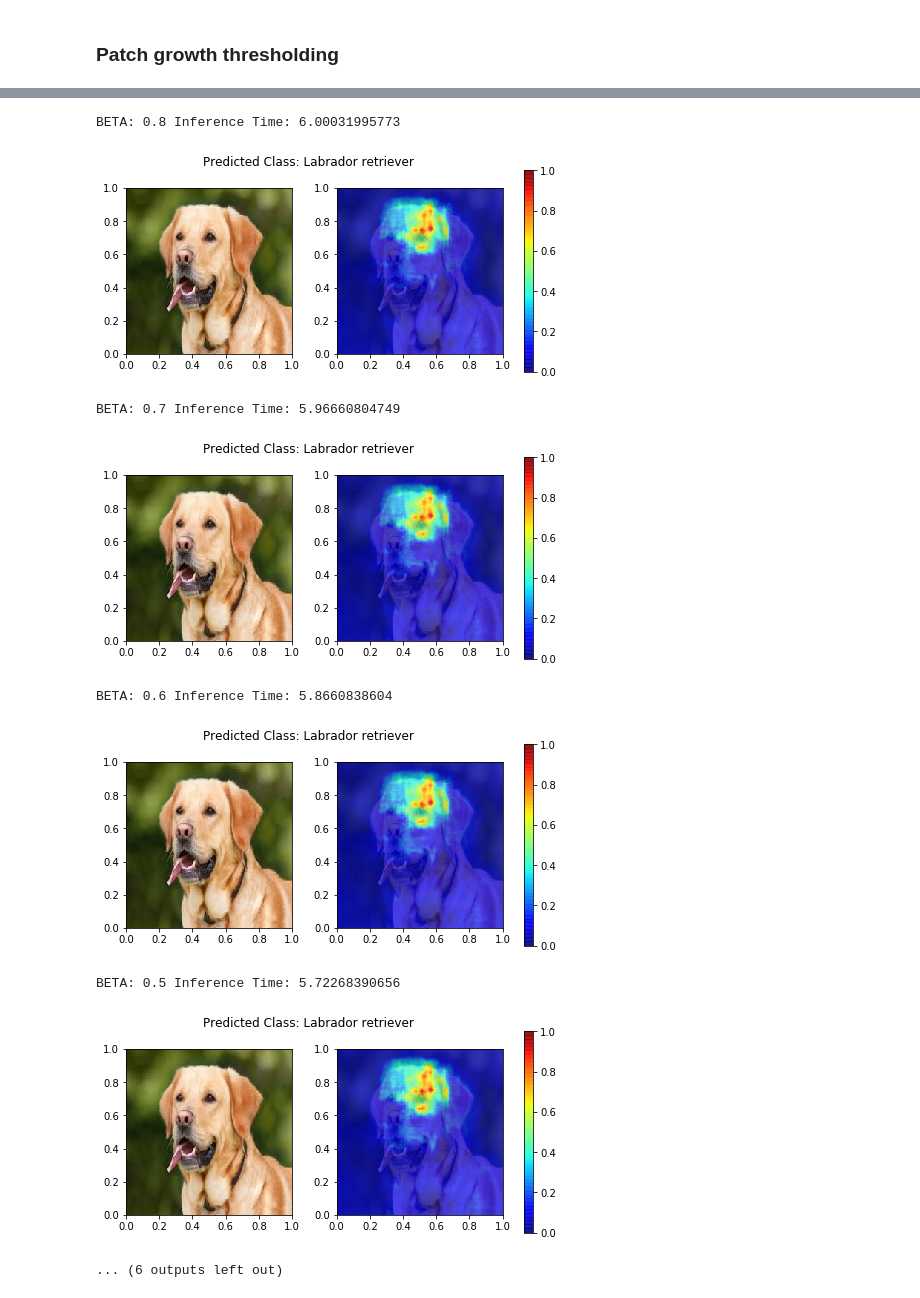
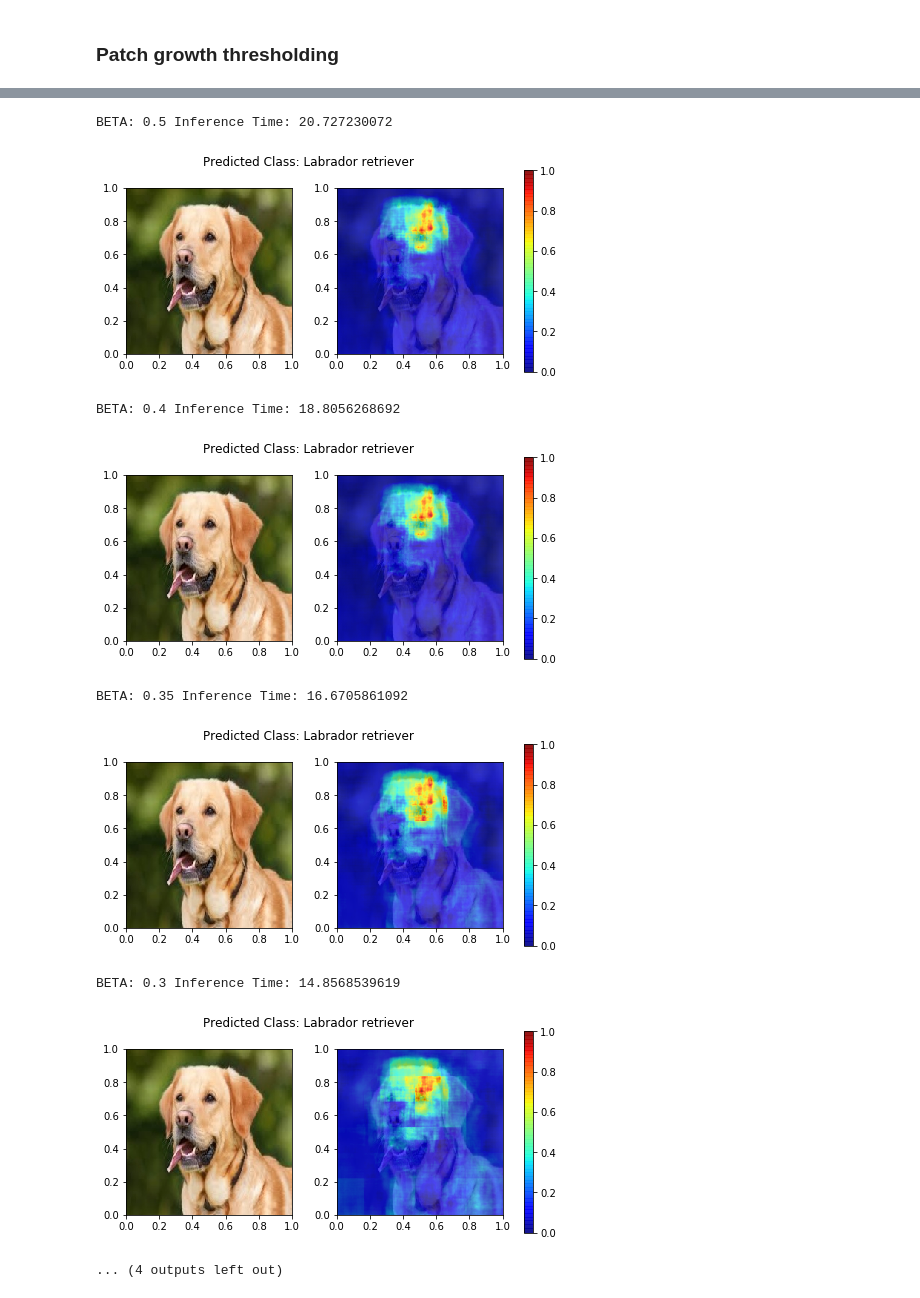
Before and after one commit to xil222/krypton, a Jupyter notebook: notebooks/vgg16_ivm.ipynb, the cells around one changed output, grey strips where cells are left out. Saved outputs shown, nothing was run; the diff lists cells and outputs as text; code cells hidden in the pictures.

```diff
--- a/notebooks/vgg16_ivm.ipynb
+++ b/notebooks/vgg16_ivm.ipynb
@@ -23,7 +23,7 @@ image_file_path = "../cnn/dog_resized.jpg"
 interested_logit_index = 208
 # %%
 patch_size = 16
-stride = 2
+stride = 1
 # %%
 # torch.cuda.synchronize()
 prev_time = time.time()
@@ -48,10 +48,10 @@ def inc_inference(beta, patch_size=4, stride=1, adaptive=False):
     torch.cuda.synchronize()
     if not adaptive:
         x = inc_inference_e2e(VGG16, image_file_path, patch_size, stride, interested_logit_index,
-                                  batch_size=256, beta=beta)
+                                  batch_size=1024, beta=beta)
     else:
         x = adaptive_drilldown(VGG16, image_file_path, patch_size, stride, interested_logit_index,
-                                    batch_size=256, beta=beta, percentile=20)
+                                    batch_size=1024, beta=beta, percentile=20)
 
     torch.cuda.synchronize()
 
@@ -64,7 +64,7 @@ orig_hm = pickle.load(open('temp', 'r'))
 times = []
 score = []
 
-for beta in [1.0, 0.9, 0.8, 0.7, 0.6, 0.5, 0.4, 0.3, 0.2]:
+for beta in [1.0, 0.7, 0.5, 0.4, 0.35, 0.3, 0.25, 0.2]:
     prev_time = time.time()
     x = inc_inference(beta, patch_size=patch_size, stride=stride)
     inc_inference_time = time.time()-prev_time
@@ -81,13 +81,13 @@ BETA: 0.9 Inference Time: 6.08324503899
 [figure]
-BETA: 0.8 Inference Time: 6.00031995773
+BETA: 0.5 Inference Time: 20.727230072
 [figure]
-BETA: 0.7 Inference Time: 5.96660804749
+BETA: 0.4 Inference Time: 18.8056268692
 [figure]
-BETA: 0.6 Inference Time: 5.8660838604
+BETA: 0.35 Inference Time: 16.6705861092
-[figure, old version]
+[figure, new version]
-BETA: 0.5 Inference Time: 5.72268390656
+BETA: 0.3 Inference Time: 14.8568539619
-[figure, old version]
+[figure, new version]
-... (6 outputs left out)
+... (4 outputs left out)
 # %%
 plt.plot(times, score, marker='o')
 plt.grid()
```
Also changed, not shown: parts of 5 cells of this notebook, 5 other files.
